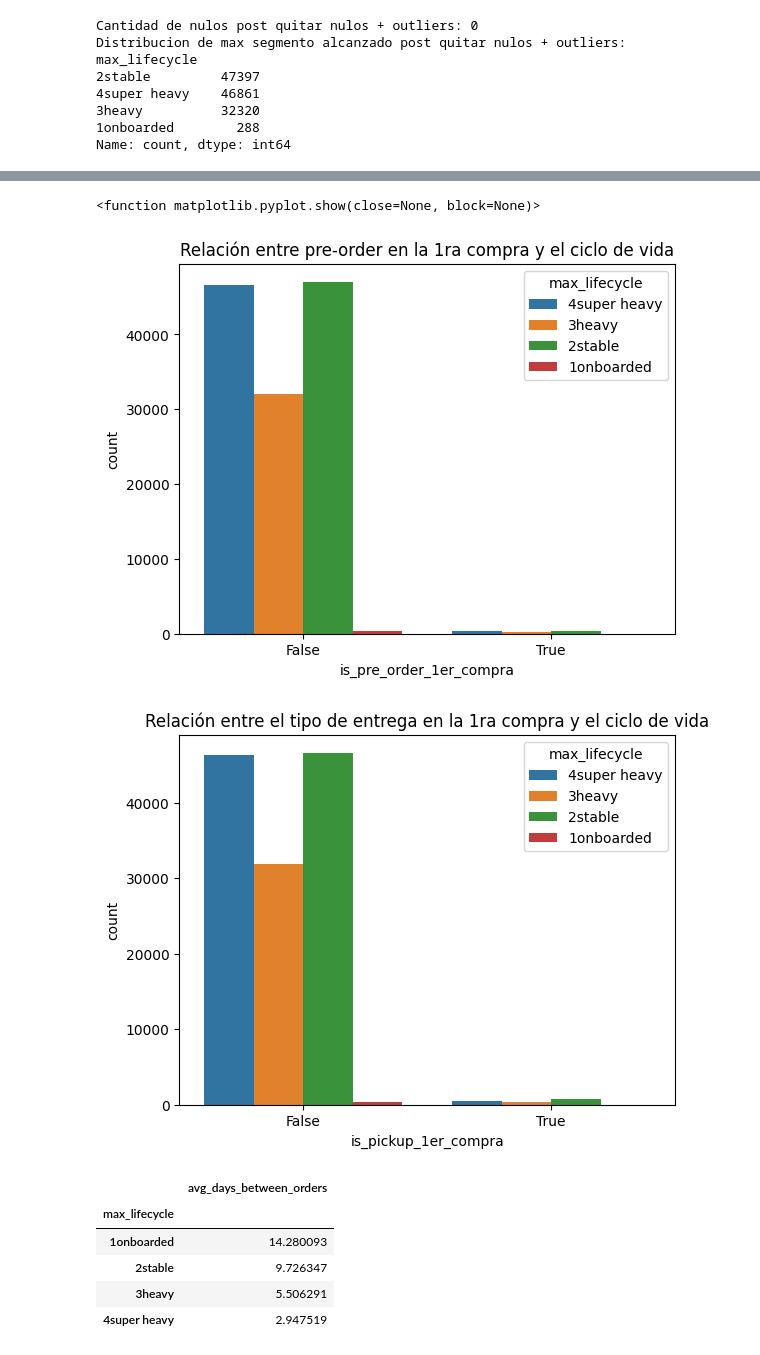
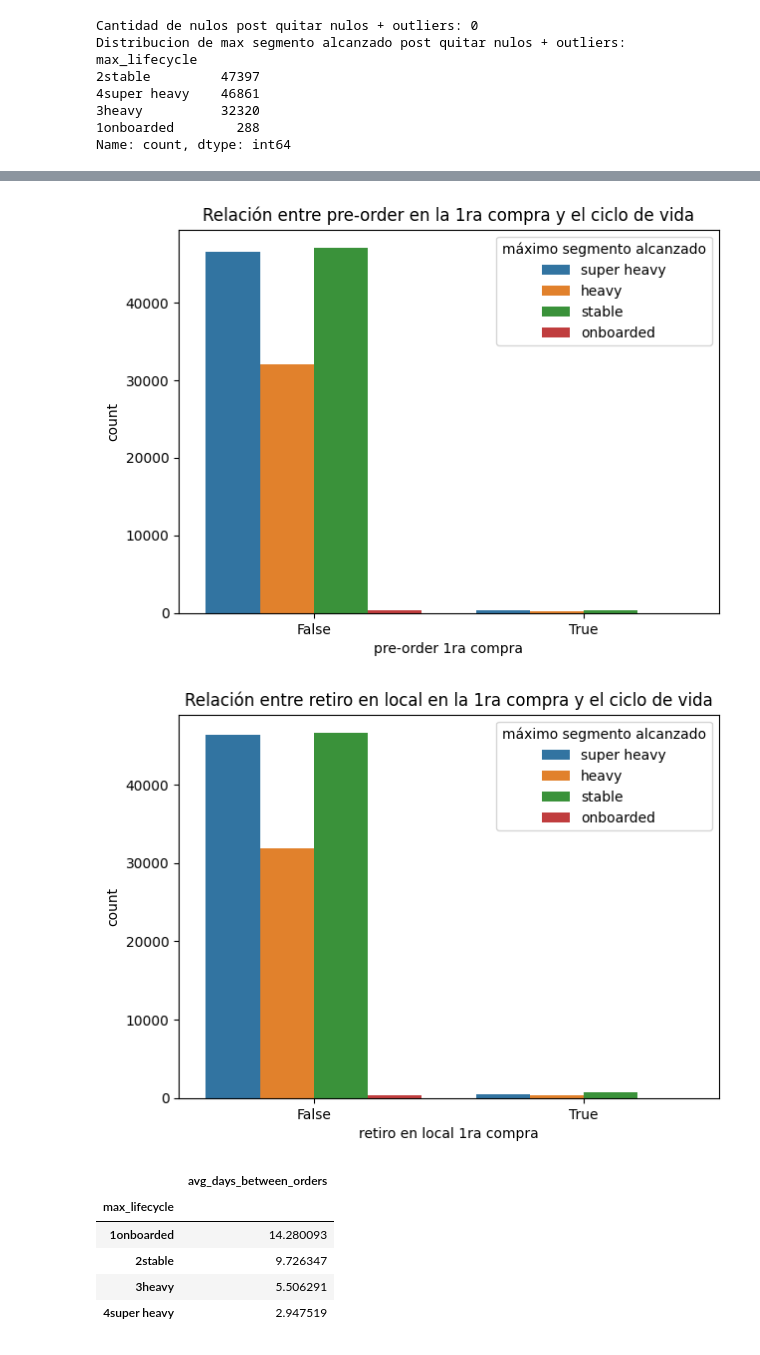
Before and after one commit to GuidoOliveri11/tesis_MiM_Guido_Luca_Oliveri, a Jupyter notebook: FINAL_MiM_Tesis_Oliveri_Guido_(RE_y_RI).ipynb, the cells around one changed output, grey strips where cells are left out. Cells and saved outputs as stored; diff of their text form; code cells hidden in the pictures.

```diff
--- a/FINAL_MiM_Tesis_Oliveri_Guido_(RE_y_RI).ipynb
+++ b/FINAL_MiM_Tesis_Oliveri_Guido_(RE_y_RI).ipynb
@@ -216,8 +228,28 @@ plt.show()
 # %%
 ############ C.1) GRAFICO DE BARRAS Relación entre la Vertical de la Primera Compra y `max_lifecycle`: ########################
+# Mapeo de etiquetas para la leyenda
+lifecycle_labels = {'4super heavy': 'super heavy',
+                    '3heavy': 'heavy',
+                    '2stable': 'stable',
+                    '1onboarded': 'onboarded'}
+
+# Aplicar los cambios en la columna para que se reflejen en la gráfica
+df['max_lifecycle_label'] = df['max_lifecycle'].map(lifecycle_labels)
+
 plt.figure(figsize=(14, 7))
-sns.countplot(x='vertical_name_1er_compra', hue='max_lifecycle', data=df)
+sns.countplot(x='vertical_name_1er_compra', hue='max_lifecycle_label', data=df)
+
+# Cambiar el título de la gráfica
 plt.title('Relación entre la vertical de la primera compra y el max ciclo de vida alcanzado')
+
+# Cambiar el label del eje X
+plt.xlabel("nombre vertical 1er compra")
+
+# Rotar etiquetas del eje X
 plt.xticks(rotation=45)
+
+# Modificar la leyenda con el nuevo título
+plt.legend(title="Máximo segmento")
+
 plt.show()
 # %% [output]
@@ -274,18 +394,53 @@ plt.show()
 # %%
 ############ F) GRAFICO DE BARRAS Relación entre el Uso de Pre-Orders en la Primera Compra y `max_lifecycle` ########################
-sns.countplot(x='is_pre_order_1er_compra', hue='max_lifecycle', data=df)
+# Mapeo de etiquetas para la leyenda
+lifecycle_labels = {'4super heavy': 'super heavy',
+                    '3heavy': 'heavy',
+                    '2stable': 'stable',
+                    '1onboarded': 'onboarded'}
+
+# Aplicar el cambio en la columna para que se refleje en la gráfica
+df['max_lifecycle_label'] = df['max_lifecycle'].map(lifecycle_labels)
+
+# Crear el gráfico
+plt.figure(figsize=(7, 5))
+sns.countplot(x='is_pre_order_1er_compra', hue='max_lifecycle_label', data=df)
+
+# Cambiar el título y etiquetas
 plt.title('Relación entre pre-order en la 1ra compra y el ciclo de vida')
-plt.show
+plt.xlabel("pre-order 1ra compra")
+
+# Mover la leyenda dentro del gráfico en la esquina superior derecha
+plt.legend(title='máximo segmento alcanzado', loc='upper right', frameon=True)
+
+plt.show()
 # %% [output]
-<function matplotlib.pyplot.show(close=None, block=None)>
-[figure, old version]
+[figure, new version]
 # %%
 ############ G) GRAFICO DE BARRAS  Relación entre el Tipo de Entrega de la Primera Compra (Pickup vs. Delivery) y `max_lifecycle` ########################
-sns.countplot(x='is_pickup_1er_compra', hue='max_lifecycle', data=df)
-plt.title('Relación entre el tipo de entrega en la 1ra compra y el ciclo de vida')
+# Mapeo de etiquetas para la leyenda
+lifecycle_labels = {'4super heavy': 'super heavy',
+                    '3heavy': 'heavy',
+                    '2stable': 'stable',
+                    '1onboarded': 'onboarded'}
+
+# Aplicar el cambio en la columna para que se refleje en la gráfica
+df['max_lifecycle_label'] = df['max_lifecycle'].map(lifecycle_labels)
+
+# Crear el gráfico
+plt.figure(figsize=(7, 5))
+sns.countplot(x='is_pickup_1er_compra', hue='max_lifecycle_label', data=df)
+
+# Cambiar el título y etiquetas
+plt.title('Relación entre retiro en local en la 1ra compra y el ciclo de vida')
+plt.xlabel("retiro en local 1ra compra")
+
+# Mover la leyenda dentro del gráfico en la esquina superior derecha
+plt.legend(title='máximo segmento alcanzado', loc='upper right', frameon=True)
+
 plt.show()
 # %% [output]
-[figure, old version]
+[figure, new version]
 # %%
 # H) Cuadro de resultados con el promedio de ordenes (variable para el feature engineering luego)
 
```
Also changed, not shown: parts of 13 cells of this notebook.
